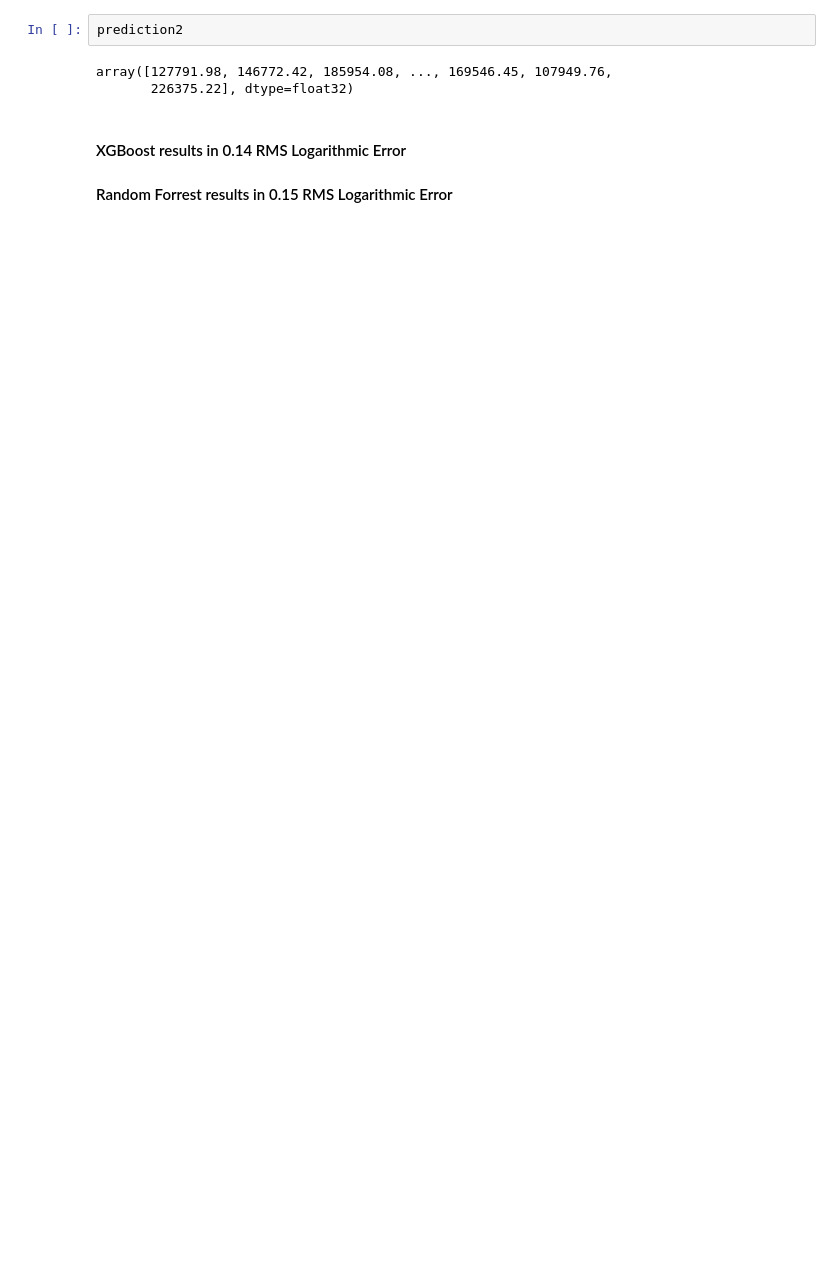
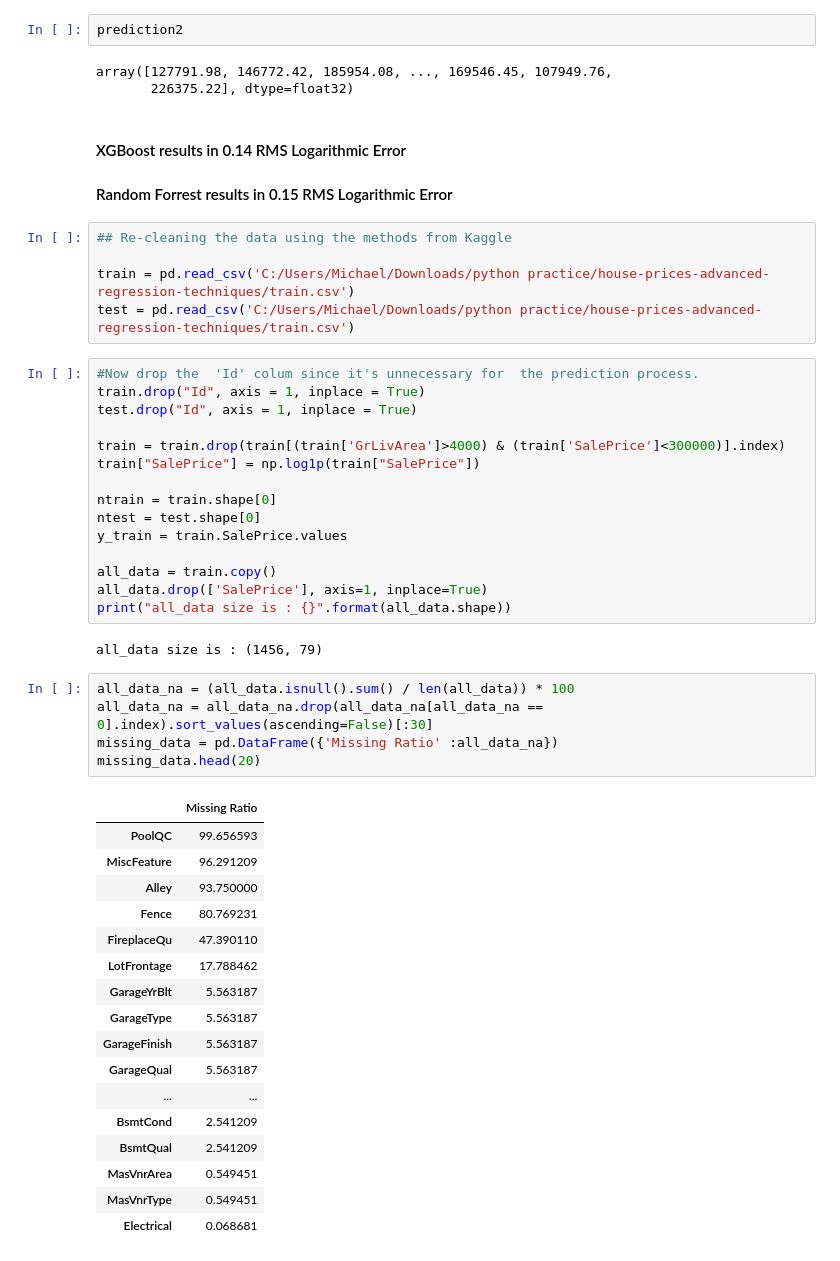
Before and after one commit to dunyenghuh/Housing-Price-Prediction-using-Regression--Summary, a Jupyter notebook: Housing Price Prediction using Regression -Summary.ipynb, the cells around one changed output. Drawn from its saved outputs; the diff is of its cells as text; blank space fills up the shorter version.

```diff
--- a/Housing Price Prediction using Regression -Summary.ipynb
+++ b/Housing Price Prediction using Regression -Summary.ipynb
@@ -306,3 +307,48 @@ array([127791.98, 146772.42, 185954.08, ..., 169546.45, 107949.76,
 # %% [markdown]
 #### XGBoost results in 0.14 RMS Logarithmic Error
 #### Random Forrest results in 0.15 RMS Logarithmic Error
+# %%
+## Re-cleaning the data using the methods from Kaggle
+
+train = pd.read_csv('C:/Users/Michael/Downloads/python practice/house-prices-advanced-regression-techniques/train.csv')
+test = pd.read_csv('C:/Users/Michael/Downloads/python practice/house-prices-advanced-regression-techniques/train.csv')
+# %%
+#Now drop the  'Id' colum since it's unnecessary for  the prediction process.
+train.drop("Id", axis = 1, inplace = True)
+test.drop("Id", axis = 1, inplace = True)
+
+train = train.drop(train[(train['GrLivArea']>4000) & (train['SalePrice']<300000)].index)
+train["SalePrice"] = np.log1p(train["SalePrice"])
+
+ntrain = train.shape[0]
+ntest = test.shape[0]
+y_train = train.SalePrice.values
+
+all_data = train.copy()
+all_data.drop(['SalePrice'], axis=1, inplace=True)
+print("all_data size is : {}".format(all_data.shape))
+# %% [output]
+all_data size is : (1456, 79)
+# %%
+all_data_na = (all_data.isnull().sum() / len(all_data)) * 100
+all_data_na = all_data_na.drop(all_data_na[all_data_na == 0].index).sort_values(ascending=False)[:30]
+missing_data = pd.DataFrame({'Missing Ratio' :all_data_na})
+missing_data.head(20)
+# %% [output]
+|  | Missing Ratio |
+| PoolQC | 99.656593 |
+| MiscFeature | 96.291209 |
+| Alley | 93.750000 |
+| Fence | 80.769231 |
+| FireplaceQu | 47.390110 |
+| LotFrontage | 17.788462 |
+| GarageYrBlt | 5.563187 |
+| GarageType | 5.563187 |
+| GarageFinish | 5.563187 |
+| GarageQual | 5.563187 |
+| ... | ... |
+| BsmtCond | 2.541209 |
+| BsmtQual | 2.541209 |
+| MasVnrArea | 0.549451 |
+| MasVnrType | 0.549451 |
+| Electrical | 0.068681 |
```
Also changed, not shown: parts of 14 cells of this notebook.
